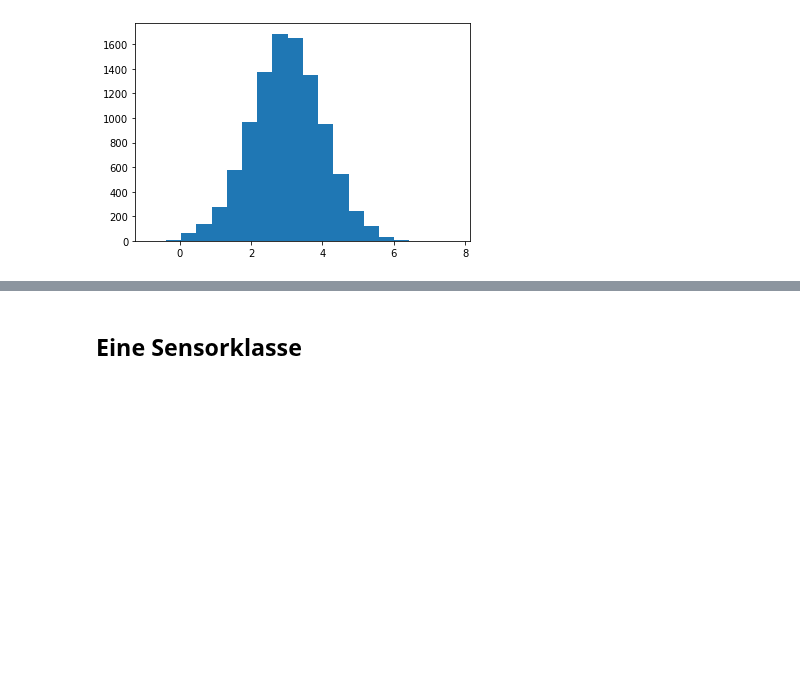
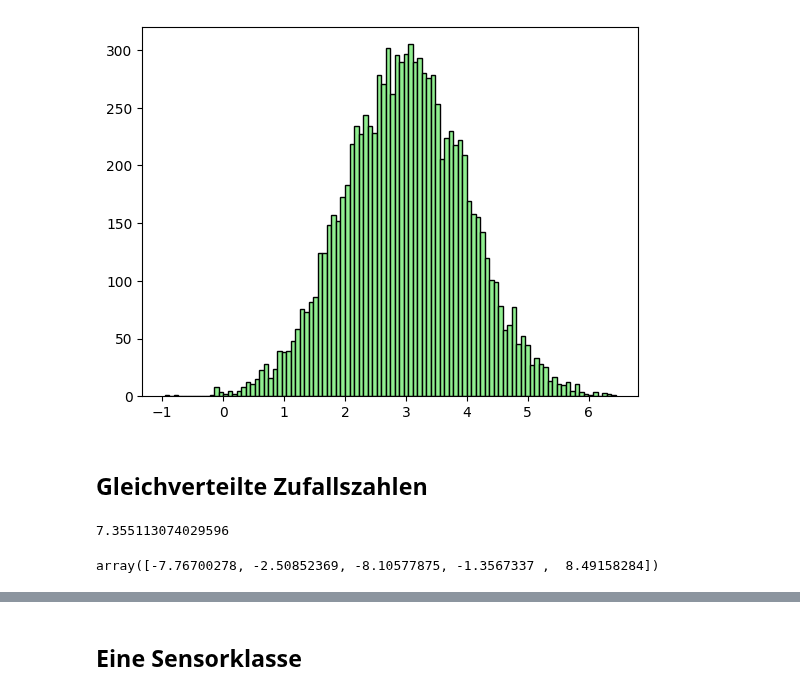
Before and after one commit to juebrauer/central, a Jupyter notebook: 003_distance_sensor_data_fusion/distance_sensor_data_fusion.ipynb, the cells around one changed output, grey strips where cells are left out. Saved outputs shown, nothing was run; the diff lists cells and outputs as text; code cells hidden in the pictures; blank space fills up the shorter version.

```diff
--- a/003_distance_sensor_data_fusion/distance_sensor_data_fusion.ipynb
+++ b/003_distance_sensor_data_fusion/distance_sensor_data_fusion.ipynb
@@ -16,6 +16,17 @@ array([2.88826044, 0.97330382, 0.43405426, 0.26925306, 3.19061718])
 # %%
 import matplotlib.pyplot as plt
-plt.hist(A, bins=20)
+plt.hist(A, bins=100, color="lightgreen", edgecolor="black")
 plt.show()
 # %% [output]
-[figure, old version]
+[figure, new version]
+# %% [markdown]
+## Gleichverteilte Zufallszahlen
+# %%
+numpy.random.uniform(low=-10, high=+10)
+# %% [output]
+7.355113074029596
+# %%
+A = numpy.random.uniform(low=-10, high=+10, size=(10000))
+A[:5]
+# %% [output]
+array([-7.76700278, -2.50852369, -8.10577875, -1.3567337 ,  8.49158284])
```
Also changed, not shown: parts of 108 cells of this notebook.
